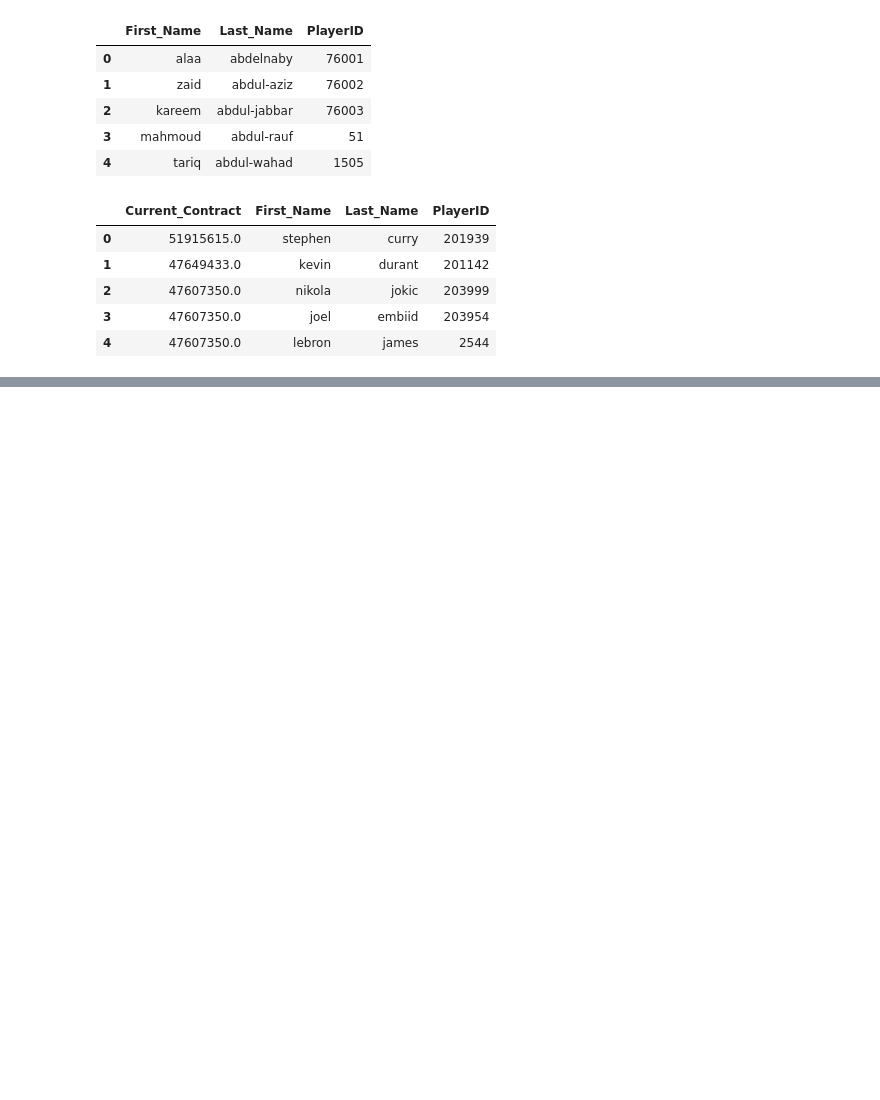
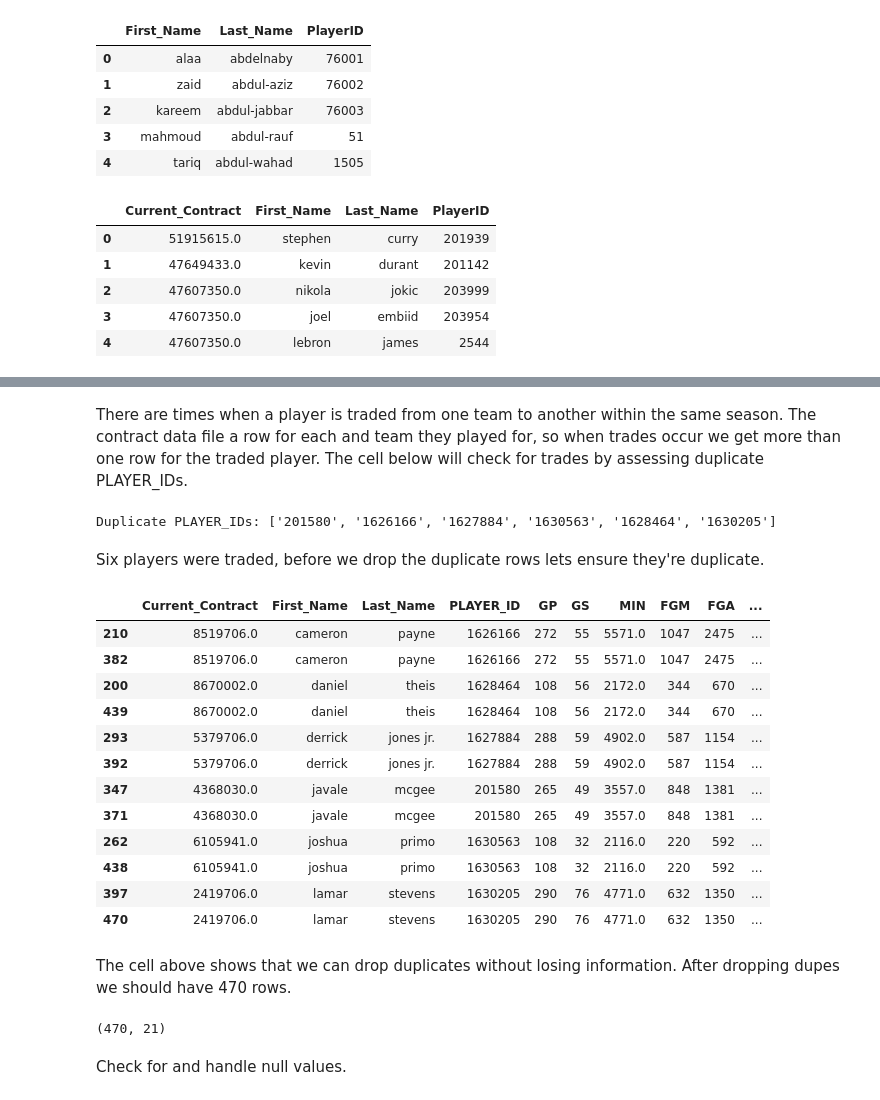
Before and after one commit to dallen014/team24_milestone1, a Jupyter notebook: regression_prep.ipynb, the cells around one changed output, grey strips where cells are left out. Drawn from its saved outputs; the diff is of its cells as text; code cells hidden in the pictures; blank space fills up the shorter version.

```diff
--- a/regression_prep.ipynb
+++ b/regression_prep.ipynb
@@ -114,0 +119,6 @@ stats_df.head()
+# %%
+# Left join to get stats added to the contracts dataframe
+contract_with_ids.rename(columns={'PlayerID': 'PLAYER_ID'}, inplace=True)
+analysis_df = pd.merge(contract_with_ids, stats_df, on=['PLAYER_ID'],
+                       how='left')
+analysis_df.head()
@@ -114,0 +161,10 @@ stats_df.head()
+# %%
+# Convert object columns to int starting from the fourth column
+for col in analysis_df.columns[4:]:
+    if analysis_df[col].dtype == 'float64':
+        pass
+    elif analysis_df[col].dtype == 'object':
+        analysis_df[col] = pd.to_numeric(analysis_df[col],
+                                         errors='coerce').astype('Int64')
+
+analysis_df.info()
@@ -114,0 +198,39 @@ stats_df.head()
+# %% [markdown]
+There are times when a player is traded from one team to another within the same season. The contract data file a row for each and team they played for, so when trades occur we get more than one row for the traded player. The cell below will check for trades by assessing duplicate PLAYER_IDs.
+# %%
+duplicates = analysis_df['PLAYER_ID'].duplicated()
+dupe_list =  analysis_df['PLAYER_ID'][duplicates].tolist()
+
+# Display the rows where "PLAYER_ID" is a duplicate
+print("Duplicate PLAYER_IDs:",dupe_list)
+# %% [output]
+Duplicate PLAYER_IDs: ['201580', '1626166', '1627884', '1630563', '1628464', '1630205']
+# %% [markdown]
+Six players were traded, before we drop the duplicate rows lets ensure they're duplicate.
+# %%
+filtered_df = analysis_df[analysis_df['PLAYER_ID'].isin(dupe_list)]
+sorted_result = filtered_df.sort_values(by='First_Name')
+sorted_result
+# %% [output]
+|  | Current_Contract | First_Name | Last_Name | PLAYER_ID | GP | GS | MIN | FGM | FGA | ... |
+| 210 | 8519706.0 | cameron | payne | 1626166 | 272 | 55 | 5571.0 | 1047 | 2475 | ... |
+| 382 | 8519706.0 | cameron | payne | 1626166 | 272 | 55 | 5571.0 | 1047 | 2475 | ... |
+| 200 | 8670002.0 | daniel | theis | 1628464 | 108 | 56 | 2172.0 | 344 | 670 | ... |
+| 439 | 8670002.0 | daniel | theis | 1628464 | 108 | 56 | 2172.0 | 344 | 670 | ... |
+| 293 | 5379706.0 | derrick | jones jr. | 1627884 | 288 | 59 | 4902.0 | 587 | 1154 | ... |
+| 392 | 5379706.0 | derrick | jones jr. | 1627884 | 288 | 59 | 4902.0 | 587 | 1154 | ... |
+| 347 | 4368030.0 | javale | mcgee | 201580 | 265 | 49 | 3557.0 | 848 | 1381 | ... |
+| 371 | 4368030.0 | javale | mcgee | 201580 | 265 | 49 | 3557.0 | 848 | 1381 | ... |
+| 262 | 6105941.0 | joshua | primo | 1630563 | 108 | 32 | 2116.0 | 220 | 592 | ... |
+| 438 | 6105941.0 | joshua | primo | 1630563 | 108 | 32 | 2116.0 | 220 | 592 | ... |
+| 397 | 2419706.0 | lamar | stevens | 1630205 | 290 | 76 | 4771.0 | 632 | 1350 | ... |
+| 470 | 2419706.0 | lamar | stevens | 1630205 | 290 | 76 | 4771.0 | 632 | 1350 | ... |
+# %% [markdown]
+The cell above shows that we can drop duplicates without losing information. After dropping dupes we should have 470 rows.
+# %%
+deduplicated_df = analysis_df.drop_duplicates(subset='PLAYER_ID')
+deduplicated_df.shape
+# %% [output]
+(470, 21)
+# %% [markdown]
+Check for and handle null values.
```
Also changed, not shown: parts of 17 cells of this notebook, 3 other files.
